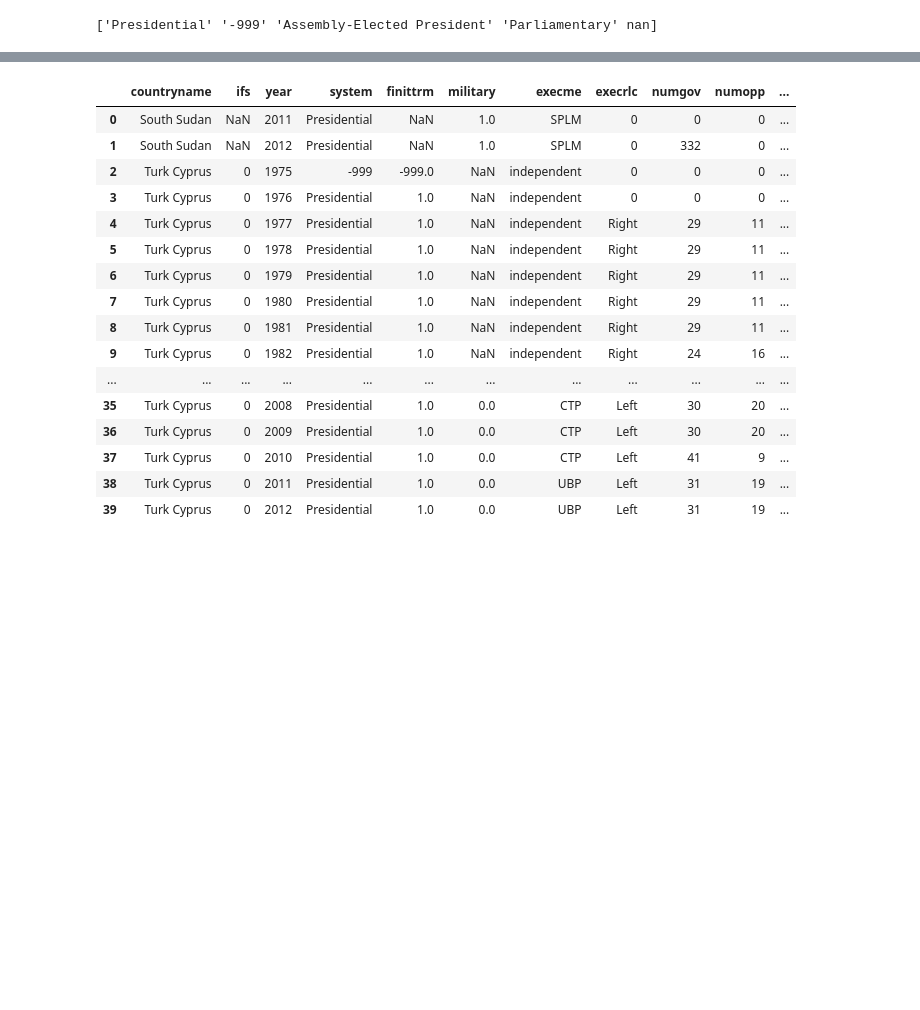
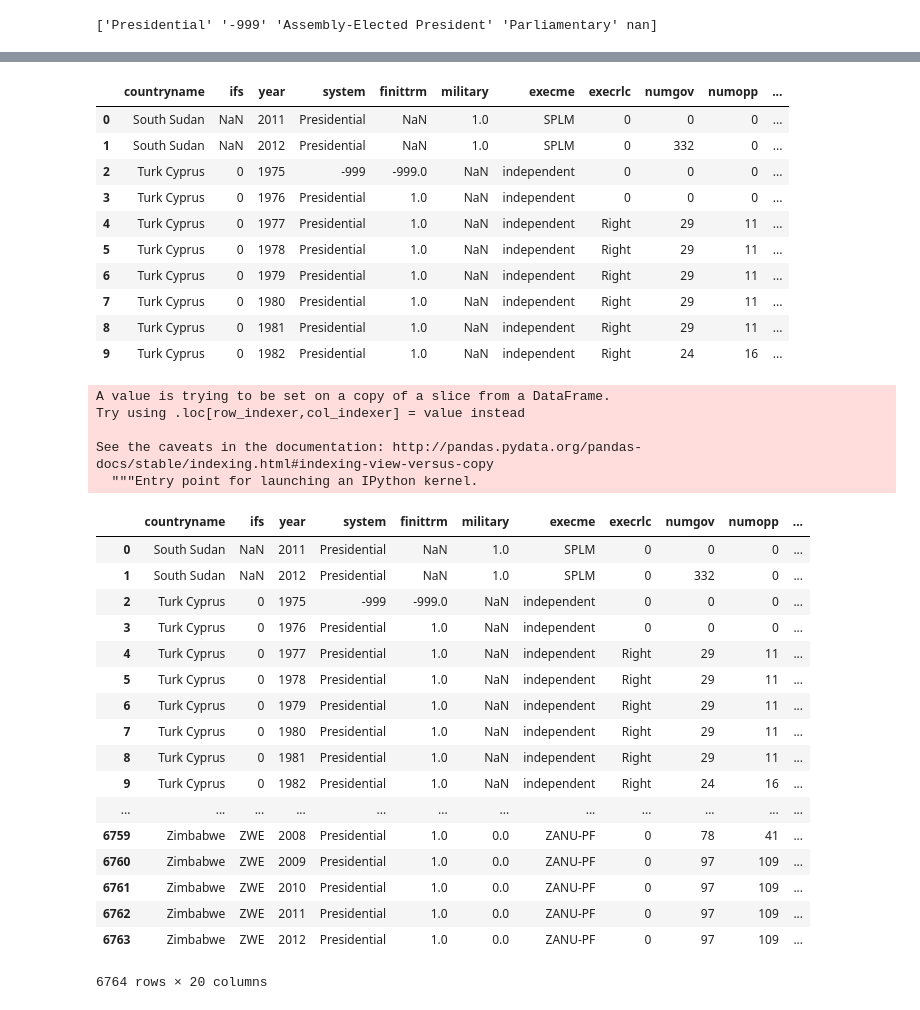
Before and after one commit to ninnzz/cs297_1, a Jupyter notebook: notebooks/lec10.ipynb, the cells around one changed output, grey strips where cells are left out. Saved outputs shown, nothing was run; the diff lists cells and outputs as text; code cells hidden in the pictures; blank space fills up the shorter version.

```diff
--- a/notebooks/lec10.ipynb
+++ b/notebooks/lec10.ipynb
@@ -183,5 +163,5 @@ See the caveats in the documentation: http://pandas.pydata.org/pandas-docs/stabl
 # %%
-minified_gov.head(40)
+minified_gov.head(10)
 # %% [output]
 |  | countryname | ifs | year | system | finittrm | military | execme | execrlc | numgov | numopp | ... |
 | 0 | South Sudan | NaN | 2011 | Presidential | NaN | 1.0 | SPLM | 0 | 0 | 0 | ... |
@@ -194,9 +174,32 @@ minified_gov.head(40)
 | 7 | Turk Cyprus | 0 | 1980 | Presidential | 1.0 | NaN | independent | Right | 29 | 11 | ... |
 | 8 | Turk Cyprus | 0 | 1981 | Presidential | 1.0 | NaN | independent | Right | 29 | 11 | ... |
 | 9 | Turk Cyprus | 0 | 1982 | Presidential | 1.0 | NaN | independent | Right | 24 | 16 | ... |
-| ... | ... | ... | ... | ... | ... | ... | ... | ... | ... | ... | ... |
-| 35 | Turk Cyprus | 0 | 2008 | Presidential | 1.0 | 0.0 | CTP | Left | 30 | 20 | ... |
-| 36 | Turk Cyprus | 0 | 2009 | Presidential | 1.0 | 0.0 | CTP | Left | 30 | 20 | ... |
-| 37 | Turk Cyprus | 0 | 2010 | Presidential | 1.0 | 0.0 | CTP | Left | 41 | 9 | ... |
-| 38 | Turk Cyprus | 0 | 2011 | Presidential | 1.0 | 0.0 | UBP | Left | 31 | 19 | ... |
-| 39 | Turk Cyprus | 0 | 2012 | Presidential | 1.0 | 0.0 | UBP | Left | 31 | 19 | ... |
+# %%
+minified_gov['numadmin'] = minified_gov.numgov - minified_gov.numopp
+# %% [output]
+A value is trying to be set on a copy of a slice from a DataFrame.
+Try using .loc[row_indexer,col_indexer] = value instead
+
+See the caveats in the documentation: http://pandas.pydata.org/pandas-docs/stable/indexing.html#indexing-view-versus-copy
+  """Entry point for launching an IPython kernel.
+# %%
+minified_gov
+# %% [output]
+|  | countryname | ifs | year | system | finittrm | military | execme | execrlc | numgov | numopp | ... |
+| 0 | South Sudan | NaN | 2011 | Presidential | NaN | 1.0 | SPLM | 0 | 0 | 0 | ... |
+| 1 | South Sudan | NaN | 2012 | Presidential | NaN | 1.0 | SPLM | 0 | 332 | 0 | ... |
+| 2 | Turk Cyprus | 0 | 1975 | -999 | -999.0 | NaN | independent | 0 | 0 | 0 | ... |
+| 3 | Turk Cyprus | 0 | 1976 | Presidential | 1.0 | NaN | independent | 0 | 0 | 0 | ... |
+| 4 | Turk Cyprus | 0 | 1977 | Presidential | 1.0 | NaN | independent | Right | 29 | 11 | ... |
+| 5 | Turk Cyprus | 0 | 1978 | Presidential | 1.0 | NaN | independent | Right | 29 | 11 | ... |
+| 6 | Turk Cyprus | 0 | 1979 | Presidential | 1.0 | NaN | independent | Right | 29 | 11 | ... |
+| 7 | Turk Cyprus | 0 | 1980 | Presidential | 1.0 | NaN | independent | Right | 29 | 11 | ... |
+| 8 | Turk Cyprus | 0 | 1981 | Presidential | 1.0 | NaN | independent | Right | 29 | 11 | ... |
+| 9 | Turk Cyprus | 0 | 1982 | Presidential | 1.0 | NaN | independent | Right | 24 | 16 | ... |
+| ... | ... | ... | ... | ... | ... | ... | ... | ... | ... | ... | ... |
+| 6759 | Zimbabwe | ZWE | 2008 | Presidential | 1.0 | 0.0 | ZANU-PF | 0 | 78 | 41 | ... |
+| 6760 | Zimbabwe | ZWE | 2009 | Presidential | 1.0 | 0.0 | ZANU-PF | 0 | 97 | 109 | ... |
+| 6761 | Zimbabwe | ZWE | 2010 | Presidential | 1.0 | 0.0 | ZANU-PF | 0 | 97 | 109 | ... |
+| 6762 | Zimbabwe | ZWE | 2011 | Presidential | 1.0 | 0.0 | ZANU-PF | 0 | 97 | 109 | ... |
+| 6763 | Zimbabwe | ZWE | 2012 | Presidential | 1.0 | 0.0 | ZANU-PF | 0 | 97 | 109 | ... |
+6764 rows × 20 columns
```
Also changed, not shown: parts of 7 cells of this notebook, 1 other file.
